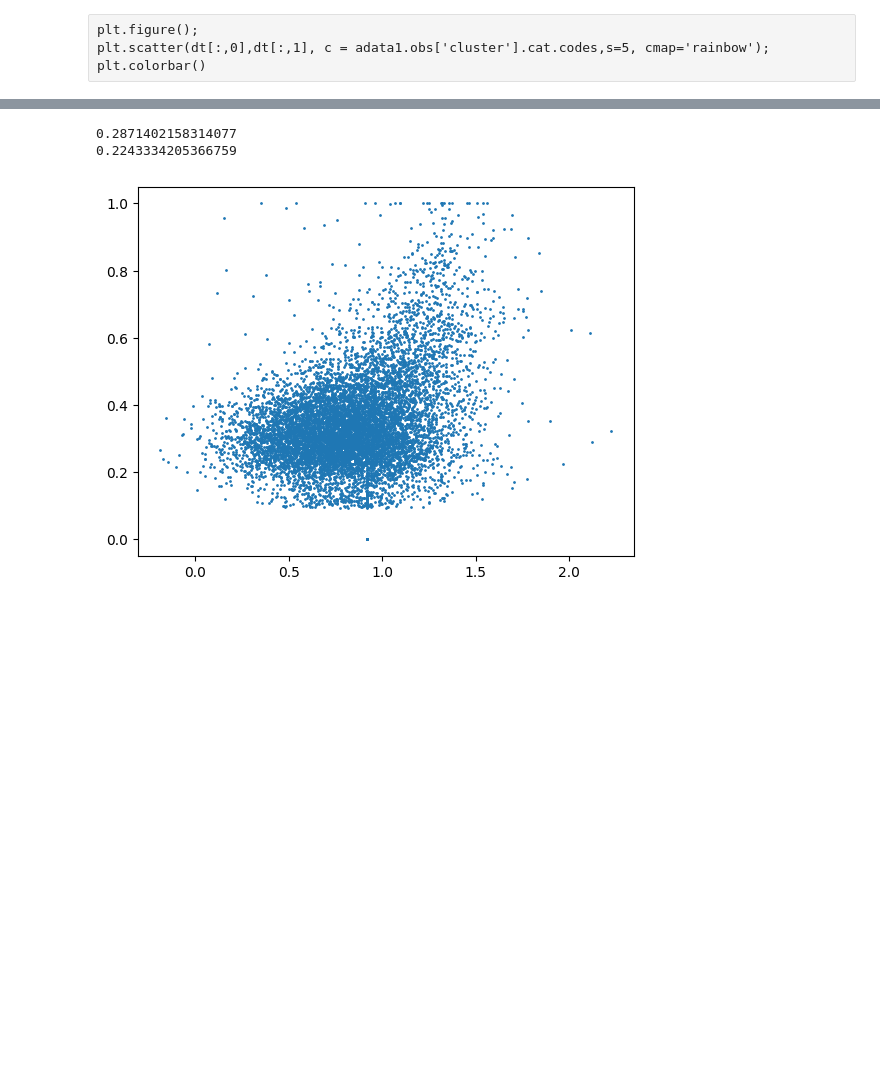
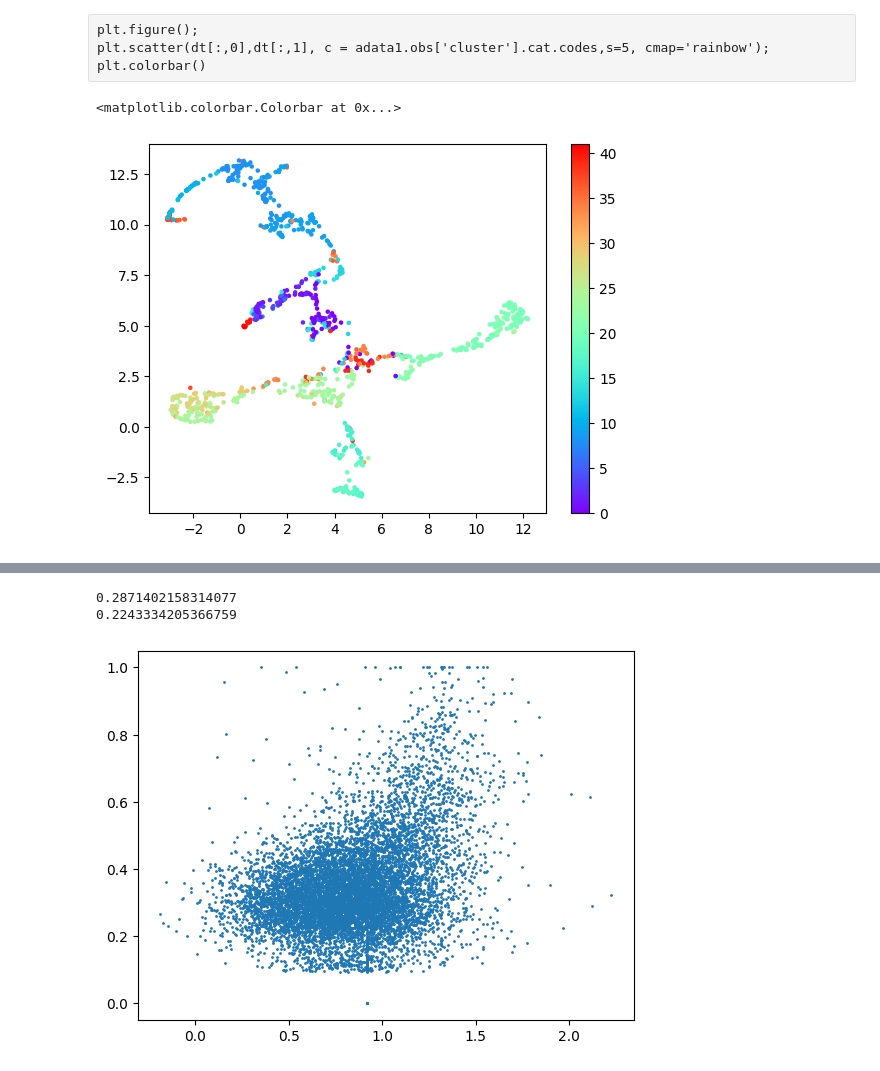
Before and after one commit to atarashansky/cross-species-vae, a Jupyter notebook: vae.ipynb, the cells around one changed output, grey strips where cells are left out. Drawn from its saved outputs; the diff is of its cells as text; code cells hidden in the pictures; blank space fills up the shorter version.

```diff
--- a/vae.ipynb
+++ b/vae.ipynb
@@ -292,7 +292,10 @@ plt.figure();
 plt.scatter(dt[:,0],dt[:,1], c = adata1.obs['cluster'].cat.codes,s=5, cmap='rainbow'); plt.colorbar()
 # %%
 plt.figure();
-plt.scatter(dt[:,0],dt[:,1], c = s.cpu().numpy(),s=5); plt.colorbar()
+plt.scatter(dt[:,0],dt[:,1], c = adata1.obs['cluster'].cat.codes,s=5, cmap='rainbow'); plt.colorbar()
+# %% [output]
+<matplotlib.colorbar.Colorbar at 0x...>
+[figure, added]
 # %%
 from scipy.stats import spearmanr
 
```
Also changed, not shown: parts of 4 cells of this notebook, 1 other file.
